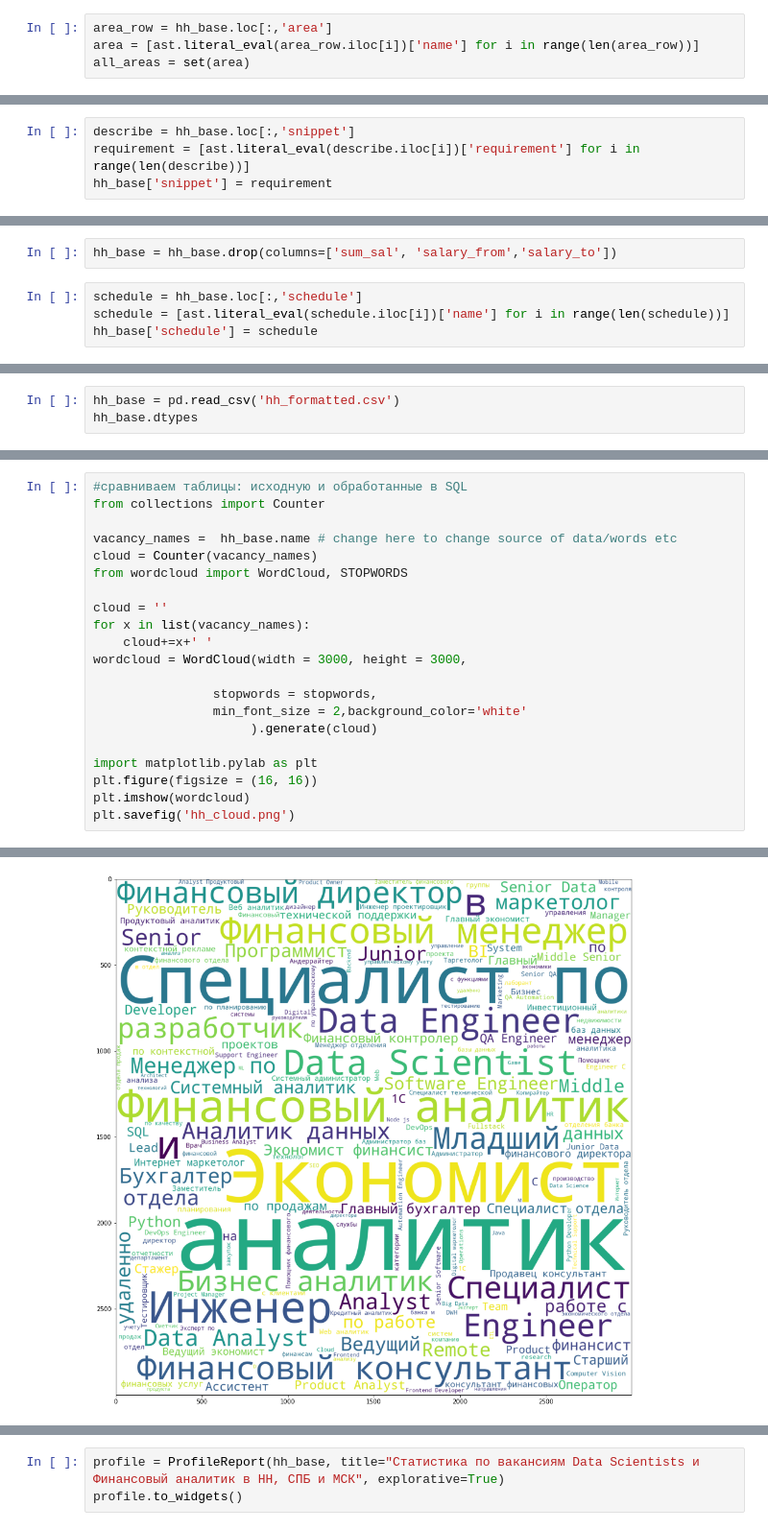
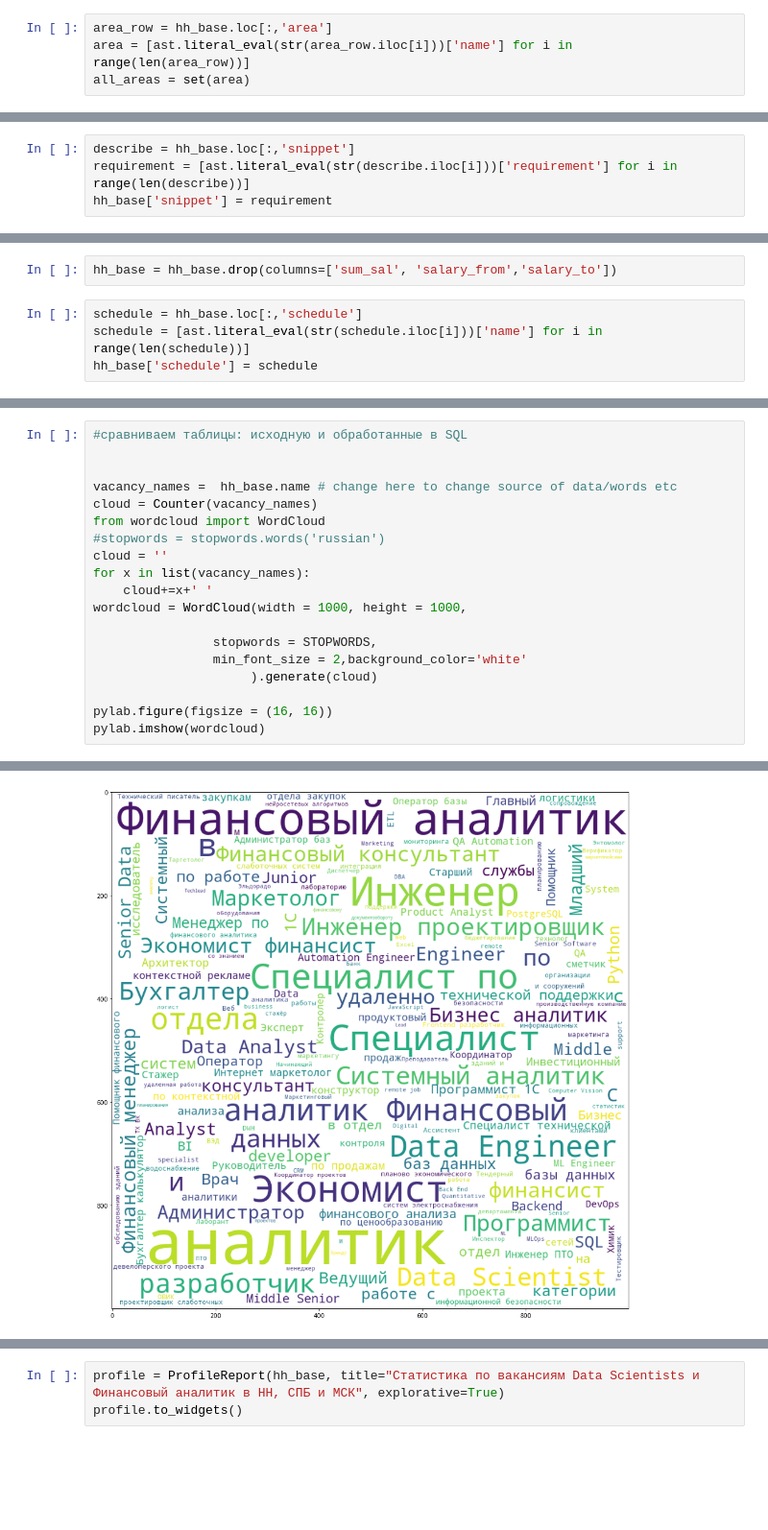
Before and after one commit to Alexdemenev/hh_parsing, a Jupyter notebook: hh_base_parsing.ipynb, the cells around one changed output, grey strips where cells are left out. Shown at 96% size. Saved outputs shown, nothing was run; the diff lists cells and outputs as text; blank space fills up the shorter version.

```diff
--- a/hh_base_parsing.ipynb
+++ b/hh_base_parsing.ipynb
@@ -107,6 +147,6 @@ top_10
 # %%
 area_row = hh_base.loc[:,'area']
-area = [ast.literal_eval(area_row.iloc[i])['name'] for i in range(len(area_row))]
+area = [ast.literal_eval(str(area_row.iloc[i]))['name'] for i in range(len(area_row))]
 all_areas = set(area)
 # %%
 hh_base['area']= area
@@ -160,6 +198,6 @@ hh_base[hh_base['name'] == 'NLP разработчик']
 # %%
 describe = hh_base.loc[:,'snippet']
-requirement = [ast.literal_eval(describe.iloc[i])['requirement'] for i in range(len(describe))]
+requirement = [ast.literal_eval(str(describe.iloc[i]))['requirement'] for i in range(len(describe))]
 hh_base['snippet'] = requirement
 # %%
 hh_base['salary'] = (hh_base['salary_from'] + hh_base['salary_to']) / 2
@@ -177,7 +229,7 @@ Name: salary, dtype: int64
 hh_base = hh_base.drop(columns=['sum_sal', 'salary_from','salary_to'])
 # %%
 schedule = hh_base.loc[:,'schedule']
-schedule = [ast.literal_eval(schedule.iloc[i])['name'] for i in range(len(schedule))]
+schedule = [ast.literal_eval(str(schedule.iloc[i]))['name'] for i in range(len(schedule))]
 hh_base['schedule'] = schedule
 # %%
 hh_base['schedule'].value_counts()
@@ -199,3 +246,0 @@ KeyError: "['accept_temporary' 'has_test'] not found in axis"
-# %%
-hh_base = pd.read_csv('hh_formatted.csv')
-hh_base.dtypes
@@ -384,22 +427,20 @@ export_csv = schedule.to_csv(r'schedule.csv', index=None, header=True)
 # %%
 #сравниваем таблицы: исходную и обработанные в SQL
-from collections import Counter
+
 
 vacancy_names =  hh_base.name # change here to change source of data/words etc
 cloud = Counter(vacancy_names)
-from wordcloud import WordCloud, STOPWORDS
-
+from wordcloud import WordCloud
+#stopwords = stopwords.words('russian')
 cloud = ''
 for x in list(vacancy_names):
     cloud+=x+' '
-wordcloud = WordCloud(width = 3000, height = 3000,
+wordcloud = WordCloud(width = 1000, height = 1000,
 
-                stopwords = stopwords,
+                stopwords = STOPWORDS,
                 min_font_size = 2,background_color='white'
                      ).generate(cloud)
 
-import matplotlib.pylab as plt
-plt.figure(figsize = (16, 16))
-plt.imshow(wordcloud)
-plt.savefig('hh_cloud.png')
+pylab.figure(figsize = (16, 16))
+pylab.imshow(wordcloud)
 # %% [output]
@@ -406,2 +448,2 @@ plt.savefig('hh_cloud.png')
-[figure, old version]
+[figure, new version]
 # %%
```
Also changed, not shown: parts of 78 cells of this notebook.
